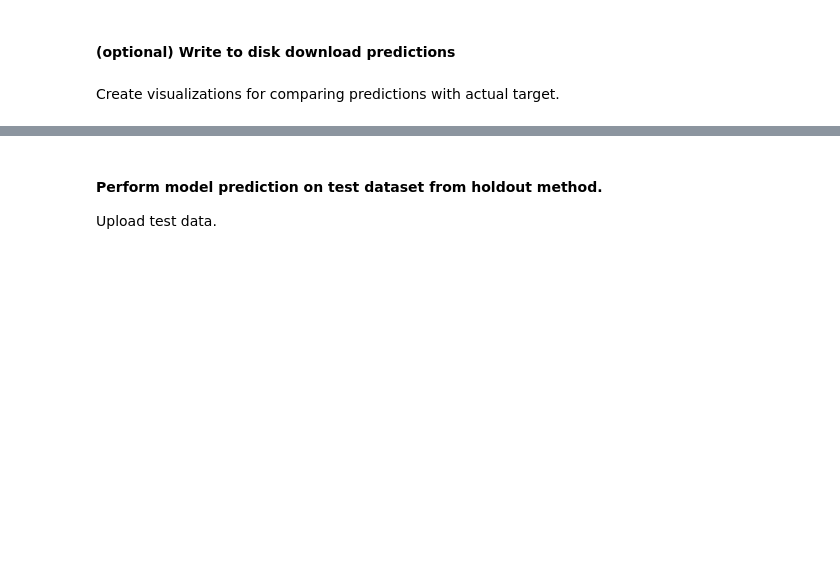
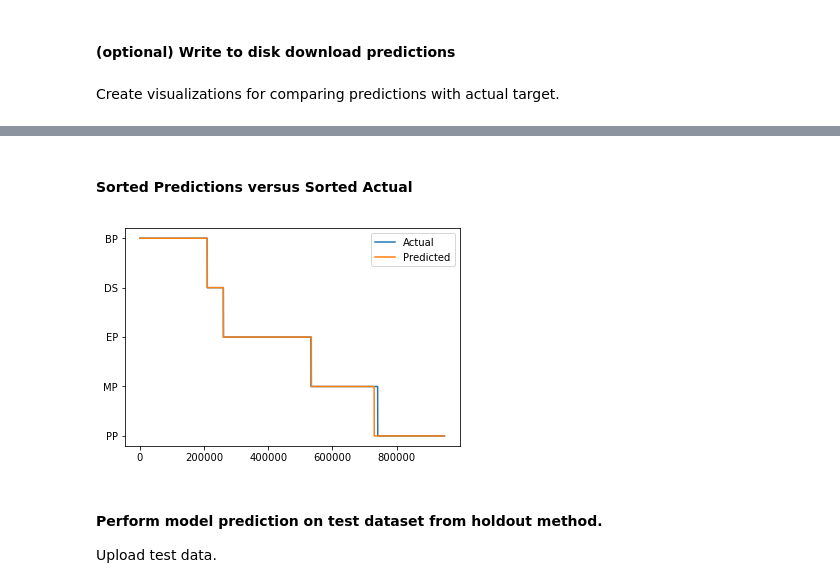
Before and after one commit to NealFM/Group-9-CS363D, a Jupyter notebook: Random Sampling Random Forest.ipynb, the cells around one changed output, grey strips where cells are left out. Cells and saved outputs as stored; diff of their text form; code cells hidden in the pictures; blank space fills up the shorter version.

Commit message:
Sorted Predictions and Actual for added clarity

```diff
--- a/Random Sampling Random Forest.ipynb
+++ b/Random Sampling Random Forest.ipynb
@@ -340,3 +318,23 @@ avg / total       0.23      0.23      0.23    949267
+# %% [markdown]
+#### Sorted Predictions versus Sorted Actual
+# %%
+prediction[target].astype('category')
+prediction.sort_values(by = target, inplace=True)
+trainData[target].astype('category')
+trainData.sort_values(by = target, inplace = True)
+unq = prediction[target].unique()[::-1]
+p = np.zeros((len(prediction),))
+a = np.zeros((len(prediction),))
+for i,q in enumerate(unq):
+    p += i*(prediction[target] == q).values
+    a += i*(trainData[target] == q).values
+#Plot predictions vs actual
+plt.plot(a)
+plt.plot(p)
+plt.legend(['Actual','Predicted'])
+plt.yticks([i for i in range(len(unq))],[q for q in unq]);
+# %% [output]
+[figure, added]
 # %% [markdown]
 #### Perform model prediction on test dataset from holdout method.
 Upload test data.
```
Also changed, not shown: parts of 2 cells of this notebook.
